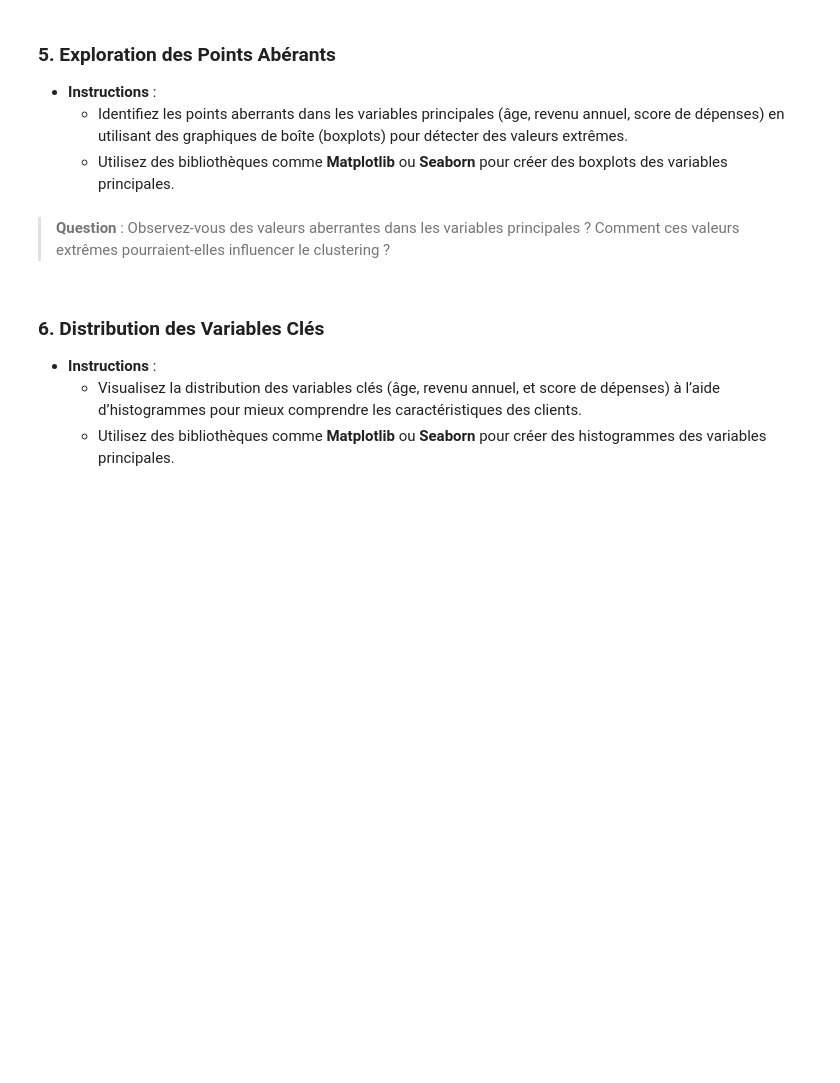
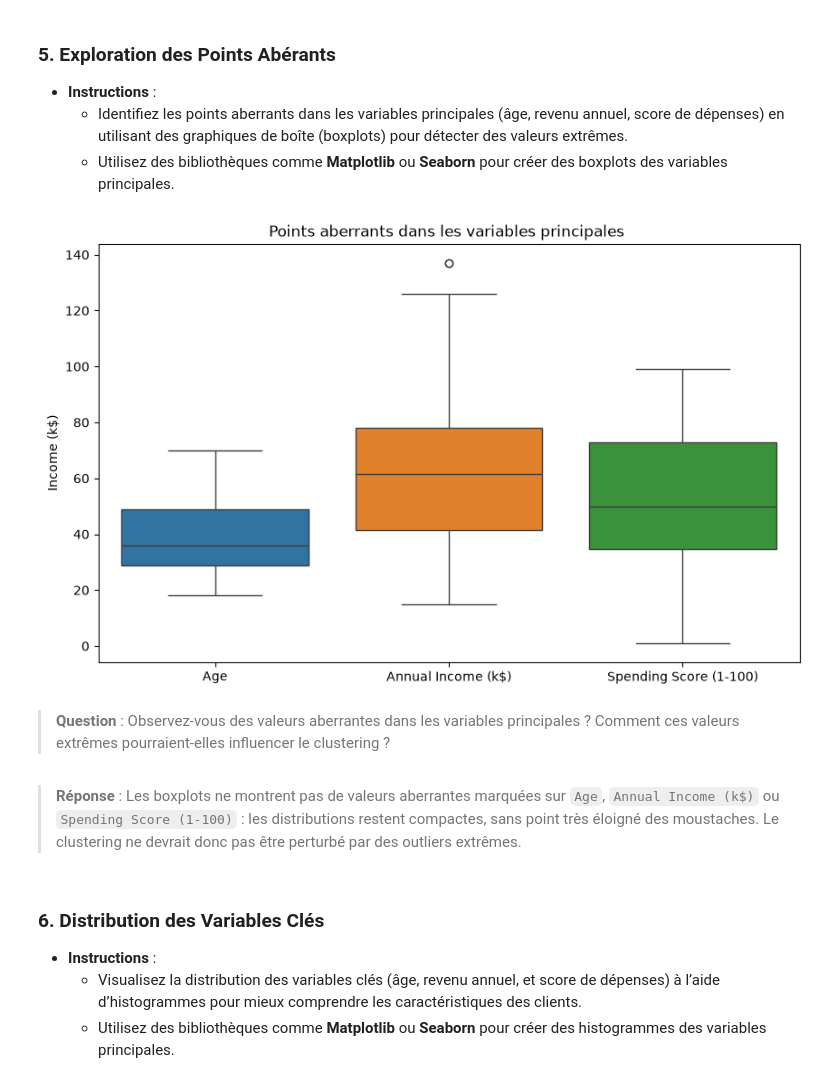
Before and after one commit to loicbonicontact-gif/Machine-Learning-Classification, a Jupyter notebook: Introduction à l'Apprentissage Non Supervisé/notebooks/nb_04_Apprentissage_Non_Supervisé.ipynb, the cells around one changed output. Cells and saved outputs as stored; diff of their text form; code cells hidden in the pictures; blank space fills up the shorter version.

```diff
--- a/Introduction à l'Apprentissage Non Supervisé/notebooks/nb_04_Apprentissage_Non_Supervisé.ipynb
+++ b/Introduction à l'Apprentissage Non Supervisé/notebooks/nb_04_Apprentissage_Non_Supervisé.ipynb
@@ -142,6 +142,14 @@ Dans cette étape, nous allons importer le **Mall Customers Dataset** pour prép
 3. **Vérifiez le Chargement** : Affichez les premières lignes du dataset pour confirmer que l’importation est réussie.
 # %%
 # Insérez le code pour charger des données
+import pandas as pd
+import matplotlib.pyplot as plt
+import seaborn as sns
+import numpy as np
+
+
+# Charger les données à partir d'un fichier CSV
+m_customers = pd.read_csv("../data/Mall_Customers.csv")
 # %% [markdown]
 ---
 ## Exploration des Données (EDA)
@@ -190,8 +250,19 @@ L’objectif de cette étape est de comprendre la structure des données, d’an
     - Utilisez des bibliothèques comme **Matplotlib** ou **Seaborn** pour créer des boxplots des variables principales.
 # %%
 # Insérez le code ici pour visualiser les points aberrants dans les variables clés
+import seaborn as sns
+# Visualisation des points aberrants pour la variable 'Annual Income (k$)'
+plt.figure(figsize=(10, 6))
+sns.boxplot(data=m_customers[['Age', 'Annual Income (k$)', 'Spending Score (1-100)']])
+plt.title('Points aberrants dans les variables principales ')
+plt.ylabel('Income (k$)')
+plt.show()
+# %% [output]
+[figure, added]
 # %% [markdown]
 > **Question** : Observez-vous des valeurs aberrantes dans les variables principales ? Comment ces valeurs extrêmes pourraient-elles influencer le clustering ?
+# %% [markdown]
+> **Réponse** : Les boxplots ne montrent pas de valeurs aberrantes marquées sur `Age`, `Annual Income (k$)` ou `Spending Score (1-100)` : les distributions restent compactes, sans point très éloigné des moustaches. Le clustering ne devrait donc pas être perturbé par des outliers extrêmes.
 # %% [markdown]
 ### 6. Distribution des Variables Clés
 - **Instructions** :
```
Also changed, not shown: parts of 43 cells of this notebook, 1 other file.
